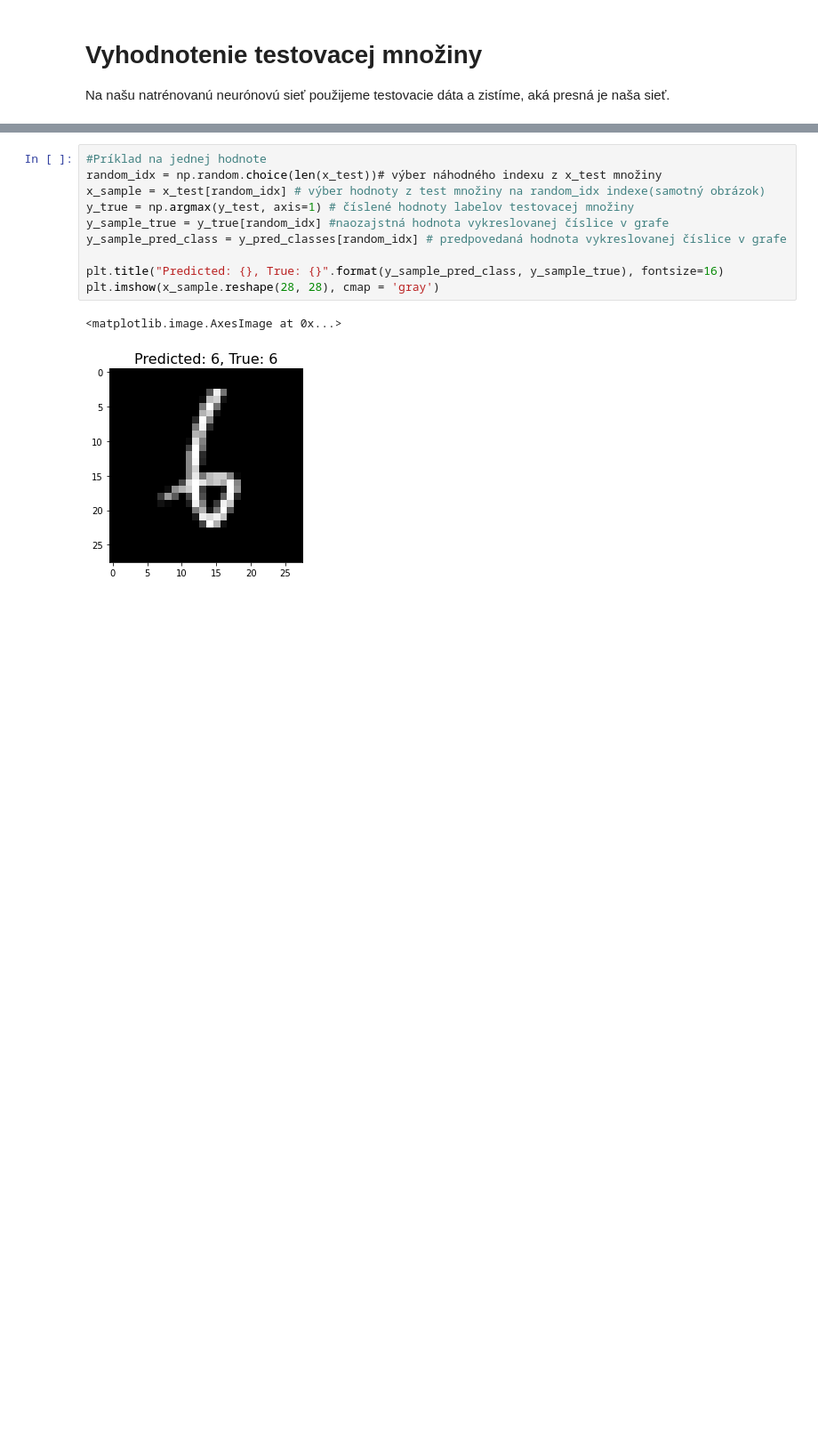
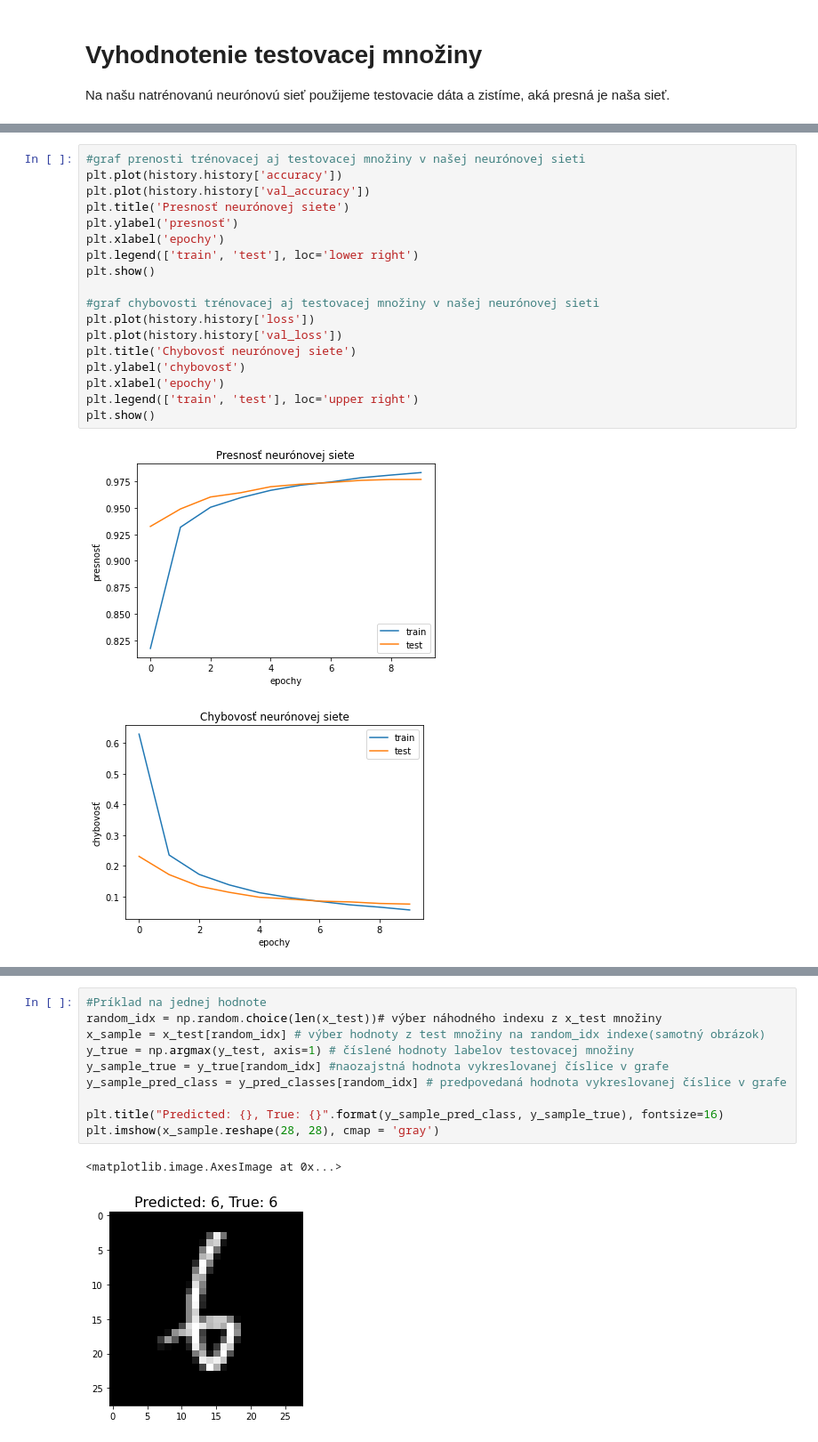
Before and after one commit to OndruskaVladimir/Ondruska_NS2020, a Jupyter notebook: main.ipynb, the cells around one changed output, grey strips where cells are left out. Shown: that part at 89% size. Cells and saved outputs as stored; diff of their text form; blank space fills up the shorter version.

```diff
--- a/main.ipynb
+++ b/main.ipynb
@@ -184,3 +180,24 @@ Testovacia chybovosť: 0.07150769978761673, Testovacia presnosť: 0.978900015354
+# %%
+#graf prenosti trénovacej aj testovacej množiny v našej neurónovej sieti
+plt.plot(history.history['accuracy'])
+plt.plot(history.history['val_accuracy'])
+plt.title('Presnosť neurónovej siete')
+plt.ylabel('presnosť')
+plt.xlabel('epochy')
+plt.legend(['train', 'test'], loc='lower right')
+plt.show()
+
+#graf chybovosti trénovacej aj testovacej množiny v našej neurónovej sieti
+plt.plot(history.history['loss'])
+plt.plot(history.history['val_loss'])
+plt.title('Chybovosť neurónovej siete')
+plt.ylabel('chybovosť')
+plt.xlabel('epochy')
+plt.legend(['train', 'test'], loc='upper right')
+plt.show()
+# %% [output]
+[figure, added]
+[figure, added]
 # %%
 y_pred = model.predict(x_test) # vráti pole, obsahujúce pravdepodnost či každý prvok patrí nejakej triede(0-9)
 y_pred_classes = np.argmax(y_pred, axis=1) # vráti nám 1D pole hodnôt, ktoré mali najvyššiu pravdepodobnosť, že boli správne
```
Also changed, not shown: parts of 16 cells of this notebook.
